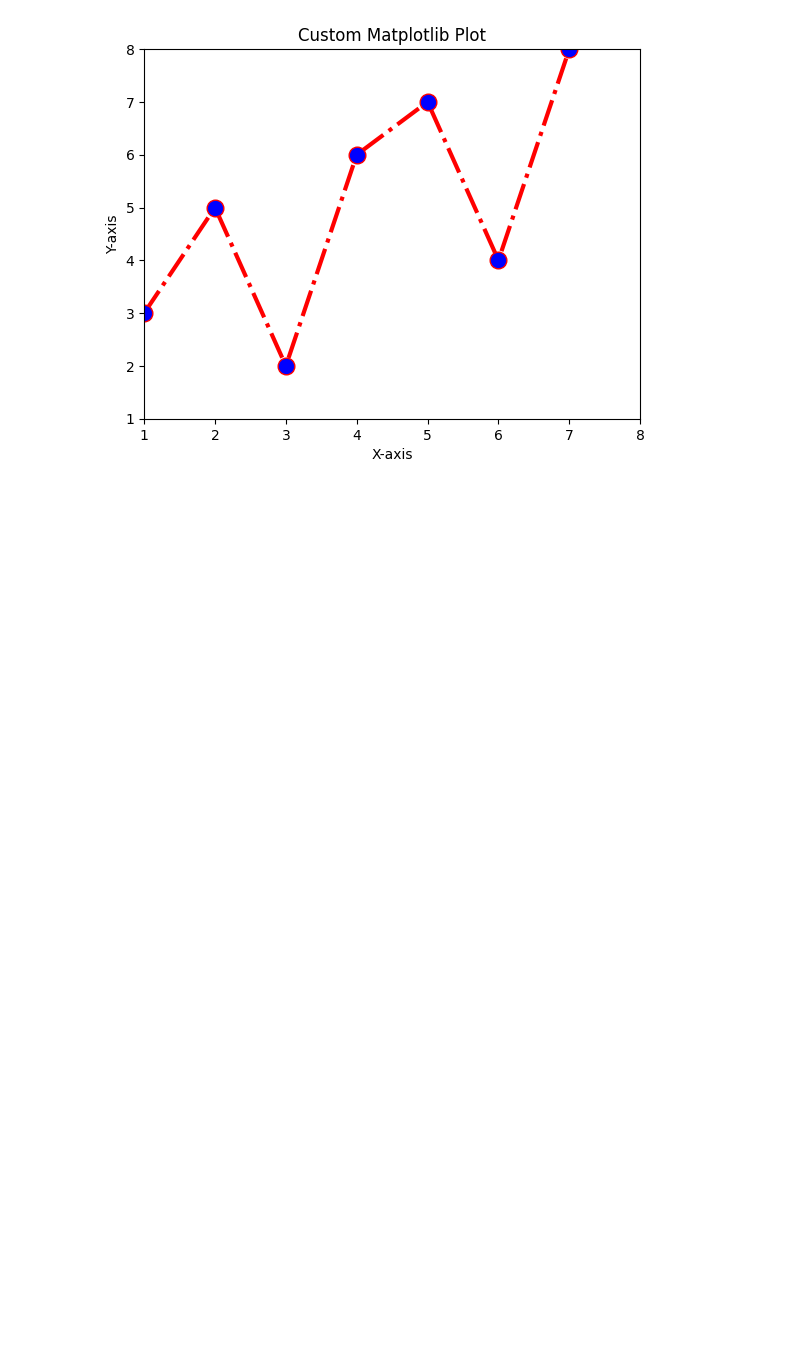
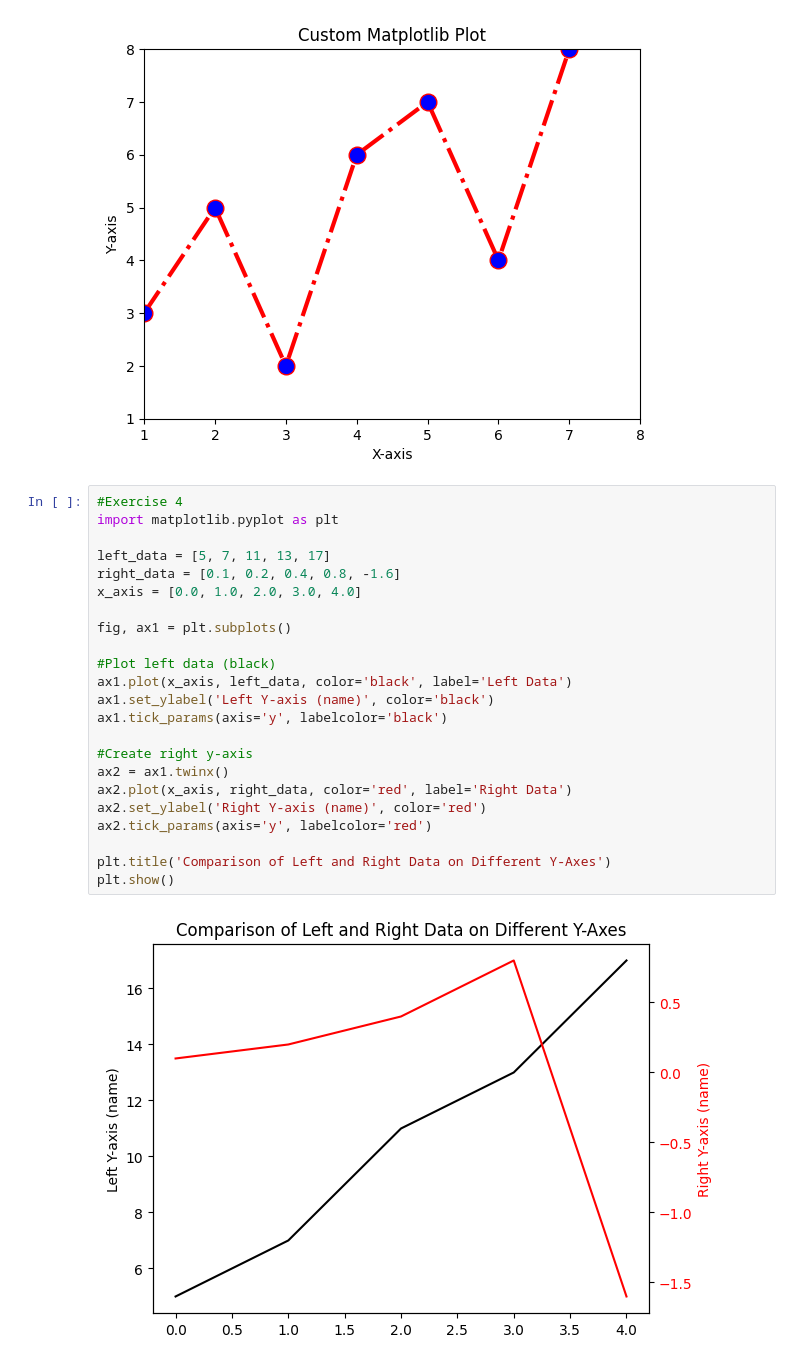
Before and after one commit to NungoEdwin/z01, a Jupyter notebook: Notebook.ipynb, the cells around one changed output. Cells and saved outputs as stored; diff of their text form; blank space fills up the shorter version.

Commit message:
exercise4:Matplot2

```diff
--- a/Notebook.ipynb
+++ b/Notebook.ipynb
@@ -78,3 +78,28 @@ plt.ylim(1, 8)
 plt.show()
 # %% [output]
 [figure]
+# %%
+#Exercise 4
+import matplotlib.pyplot as plt
+
+left_data = [5, 7, 11, 13, 17]
+right_data = [0.1, 0.2, 0.4, 0.8, -1.6]
+x_axis = [0.0, 1.0, 2.0, 3.0, 4.0]
+
+fig, ax1 = plt.subplots()
+
+#Plot left data (black)
+ax1.plot(x_axis, left_data, color='black', label='Left Data')
+ax1.set_ylabel('Left Y-axis (name)', color='black')
+ax1.tick_params(axis='y', labelcolor='black')
+
+#Create right y-axis
+ax2 = ax1.twinx()
+ax2.plot(x_axis, right_data, color='red', label='Right Data')
+ax2.set_ylabel('Right Y-axis (name)', color='red')
+ax2.tick_params(axis='y', labelcolor='red')
+
+plt.title('Comparison of Left and Right Data on Different Y-Axes')
+plt.show()
+# %% [output]
+[figure, added]
```
